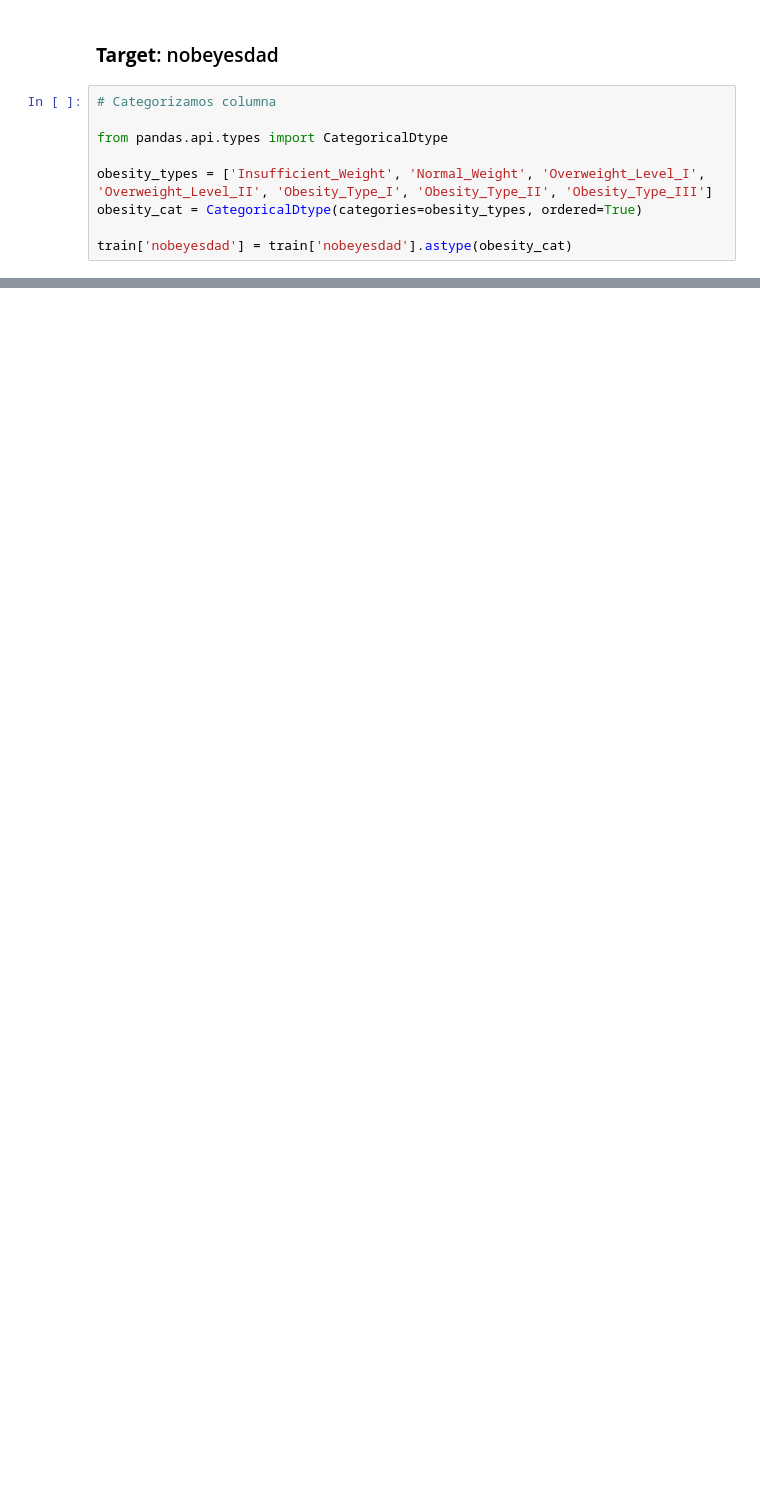
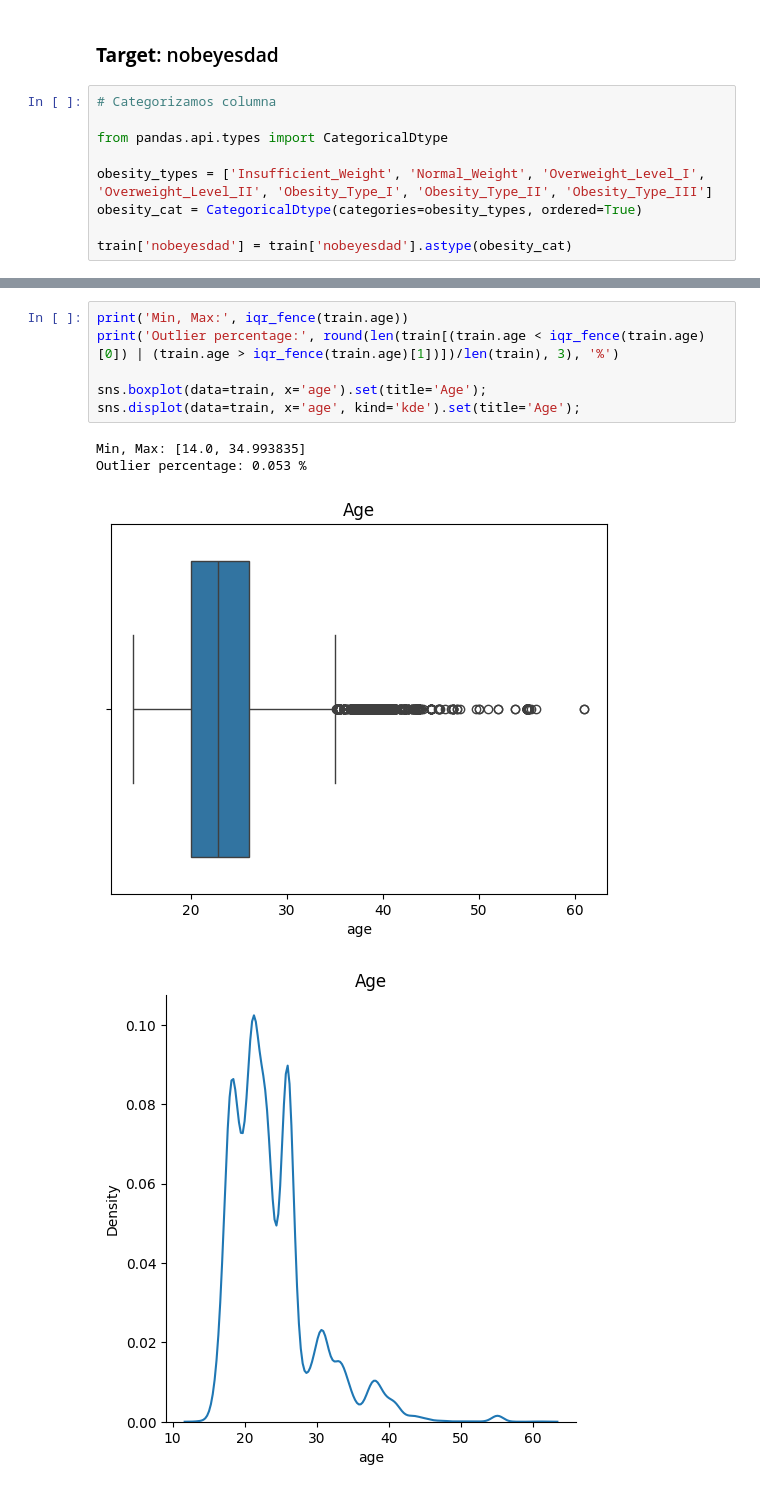
Before and after one commit to rodarribas/MachineLearning_ObesityRisk, a Jupyter notebook: notebooks/1_EDA.ipynb, the cells around one changed output, grey strips where cells are left out. Drawn from its saved outputs; the diff is of its cells as text; blank space fills up the shorter version.

```diff
--- a/notebooks/1_EDA.ipynb
+++ b/notebooks/1_EDA.ipynb
@@ -152,0 +179,11 @@ conteo(df=train, variable='nobeyesdad', stat='percent');
+# %%
+print('Min, Max:', iqr_fence(train.age))
+print('Outlier percentage:', round(len(train[(train.age < iqr_fence(train.age)[0]) | (train.age > iqr_fence(train.age)[1])])/len(train), 3), '%')
+
+sns.boxplot(data=train, x='age').set(title='Age');
+sns.displot(data=train, x='age', kind='kde').set(title='Age');
+# %% [output]
+Min, Max: [14.0, 34.993835]
+Outlier percentage: 0.053 %
+[figure, added]
+[figure, added]
```
Also changed, not shown: parts of 74 cells of this notebook.
